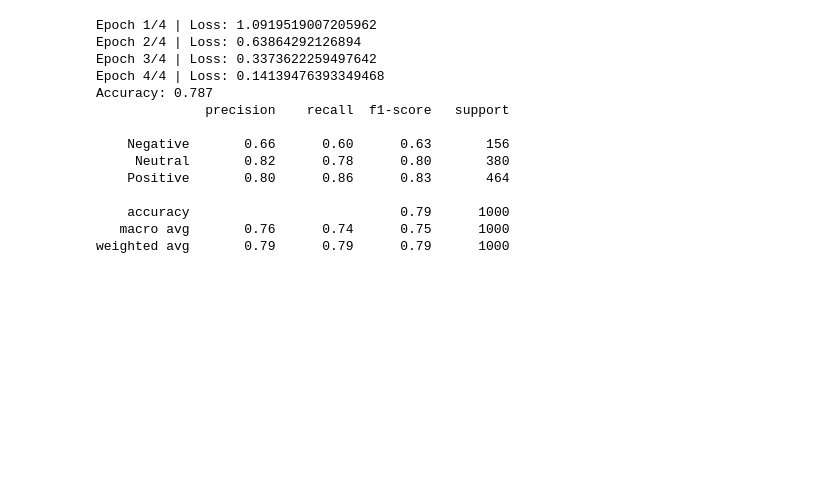
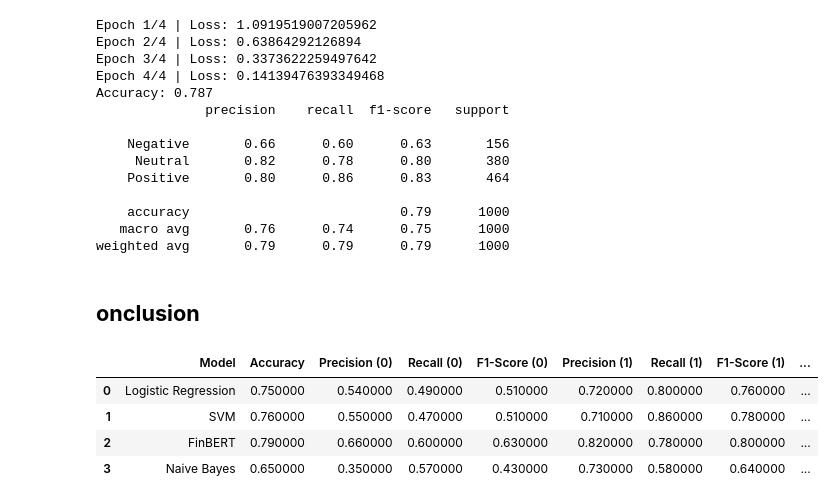
Before and after one commit to shokoufehnaseri/Text-Mining_project, a Jupyter notebook: Tweet_Sentiment/Sentiment_Tweet_data.ipynb, the cells around one changed output. Cells and saved outputs as stored; diff of their text form; code cells hidden in the pictures; blank space fills up the shorter version.

```diff
--- a/Tweet_Sentiment/Sentiment_Tweet_data.ipynb
+++ b/Tweet_Sentiment/Sentiment_Tweet_data.ipynb
@@ -728,3 +755,51 @@ Accuracy: 0.787
     accuracy                           0.79      1000
    macro avg       0.76      0.74      0.75      1000
 weighted avg       0.79      0.79      0.79      1000
+# %% [markdown]
+## **onclusion**
+# %%
+import pandas as pd
+
+# Data for models and metrics
+data = {
+    "Model": [
+        "Logistic Regression",
+        "SVM",
+        "FinBERT",
+        "Naive Bayes"
+    ],
+    "Accuracy": [0.75, 0.76, 0.79, 0.65],
+    "Precision (0)": [0.54, 0.55, 0.66, 0.35],
+    "Recall (0)": [0.49, 0.47, 0.60, 0.57],
+    "F1-Score (0)": [0.51, 0.51, 0.63, 0.43],
+    "Precision (1)": [0.72, 0.71, 0.82, 0.73],
+    "Recall (1)": [0.80, 0.86, 0.78, 0.58],
+    "F1-Score (1)": [0.76, 0.78, 0.80, 0.64],
+    "Precision (2)": [0.85, 0.89, 0.80, 0.76],
+    "Recall (2)": [0.80, 0.77, 0.86, 0.73],
+    "F1-Score (2)": [0.82, 0.82, 0.83, 0.74],
+    "Macro Avg F1": [0.70, 0.71, 0.74, 0.61],
+    "Weighted Avg F1": [0.75, 0.77, 0.79, 0.66]
+}
+
+# Create a DataFrame
+df = pd.DataFrame(data)
+
+# Highlight the best model row in purple based on accuracy
+def highlight_best(row):
+    if row["Accuracy"] == df["Accuracy"].max():  # Highlight the row with the highest Accuracy
+        return ['background-color: purple; color: white'] * len(row)
+    else:
+        return [''] * len(row)
+
+# Apply the highlighting
+styled_df = df.style.apply(highlight_best, axis=1)
+
+# Display the styled DataFrame
+styled_df
+# %% [output]
+|  | Model | Accuracy | Precision (0) | Recall (0) | F1-Score (0) | Precision (1) | Recall (1) | F1-Score (1) | ... |
+| 0 | Logistic Regression | 0.750000 | 0.540000 | 0.490000 | 0.510000 | 0.720000 | 0.800000 | 0.760000 | ... |
+| 1 | SVM | 0.760000 | 0.550000 | 0.470000 | 0.510000 | 0.710000 | 0.860000 | 0.780000 | ... |
+| 2 | FinBERT | 0.790000 | 0.660000 | 0.600000 | 0.630000 | 0.820000 | 0.780000 | 0.800000 | ... |
+| 3 | Naive Bayes | 0.650000 | 0.350000 | 0.570000 | 0.430000 | 0.730000 | 0.580000 | 0.640000 | ... |
```
Also changed, not shown: parts of 17 cells of this notebook.
